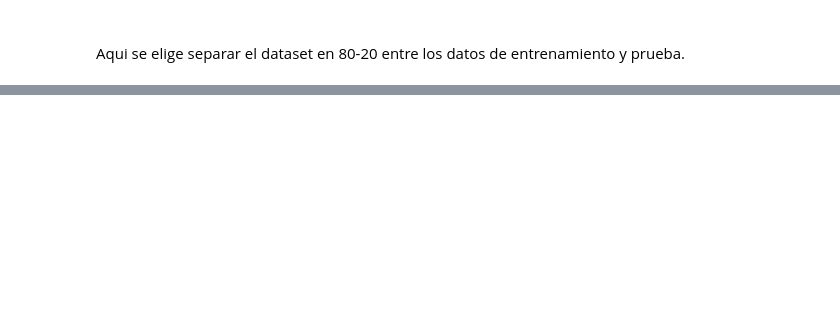
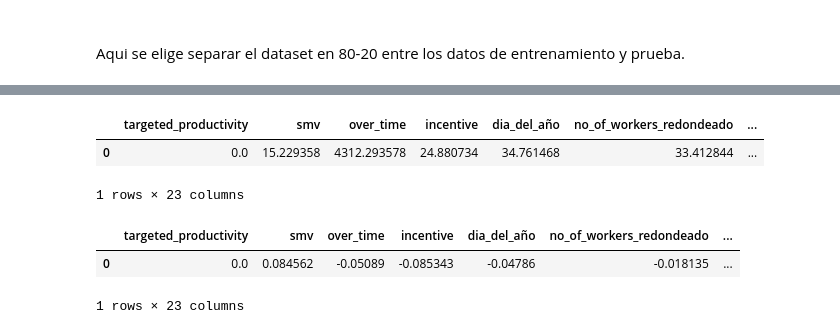
Before and after one commit to nicolascardenast/ACTD-proyecto1, a Jupyter notebook: model_desarrollo.ipynb, the cells around one changed output, grey strips where cells are left out. Cells and saved outputs as stored; diff of their text form; code cells hidden in the pictures; blank space fills up the shorter version.

```diff
--- a/model_desarrollo.ipynb
+++ b/model_desarrollo.ipynb
@@ -307,13 +317,0 @@ To enable the following instructions: AVX2 FMA, in other operations, rebuild Ten
-# %%
-model = Sequential([
-    Dense(32, activation='relu', input_shape=(X_train_scaled.shape[1],)),
-    Dense(1,  activation='linear')
-])
-
-model.compile(optimizer='adam', loss='mean_squared_error')
-
-model.fit(X_train_scaled, y_train, epochs=50, batch_size=32)
-
-y_pred = model.predict(X_test_scaled)
-r2 = r2_score(y_test, y_pred)
-print(f"Out-of-Sample R²: {r2}")
@@ -445,0 +388,36 @@ Epoch 50/50
+# %%
+def summarize_data_for_group(index, standardize=False):
+
+    with open('X_data.pkl', 'rb') as file:
+        X = pickle.load(file)
+
+    with open('scaler.pkl', 'rb') as file:
+        scaler = pickle.load(file)
+
+    team_col = f'team_{index}'
+    if team_col not in X.columns:
+        print(f"Column '{team_col}' not found in the data.")
+        return None
+
+    filtered_data = X[X[team_col] == 1]
+
+    summary = filtered_data.mean()
+
+    if standardize:
+        summary = pd.DataFrame([summary])
+        summary_scaled = scaler.transform(summary)
+        return pd.DataFrame(summary_scaled, columns=summary.columns)
+
+    return pd.DataFrame([summary])
+
+summarize_data_for_group(8)
+# %% [output]
+|  | targeted_productivity | smv | over_time | incentive | dia_del_año | no_of_workers_redondeado | ... |
+| 0 | 0.0 | 15.229358 | 4312.293578 | 24.880734 | 34.761468 | 33.412844 | ... |
+1 rows × 23 columns
+# %%
+summarize_data_for_group(8,standardize=True)
+# %% [output]
+|  | targeted_productivity | smv | over_time | incentive | dia_del_año | no_of_workers_redondeado | ... |
+| 0 | 0.0 | 0.084562 | -0.05089 | -0.085343 | -0.04786 | -0.018135 | ... |
+1 rows × 23 columns
```
Also changed, not shown: parts of 24 cells of this notebook.
